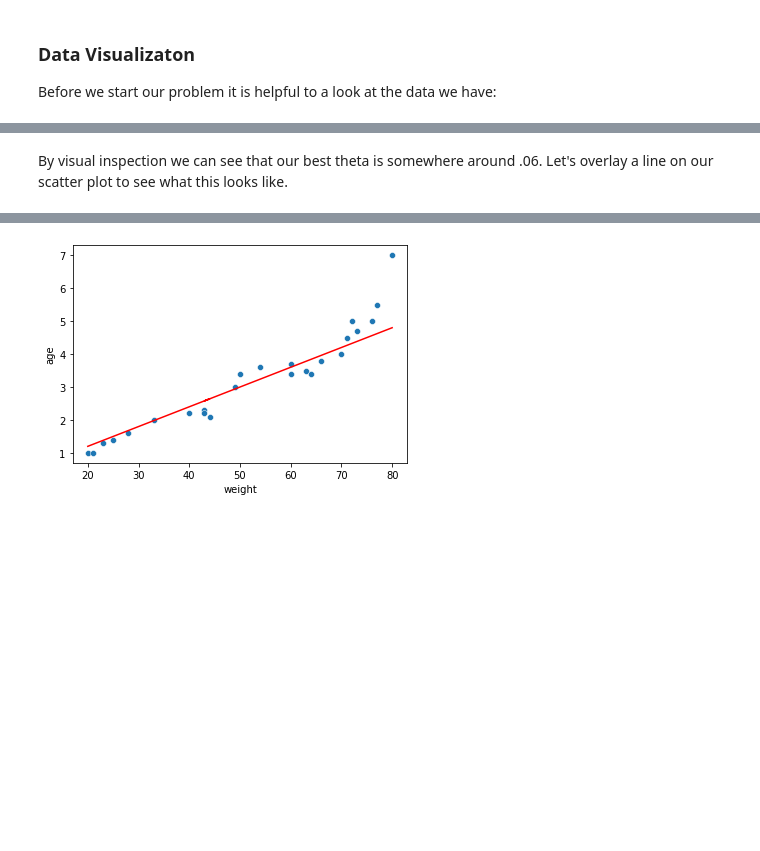
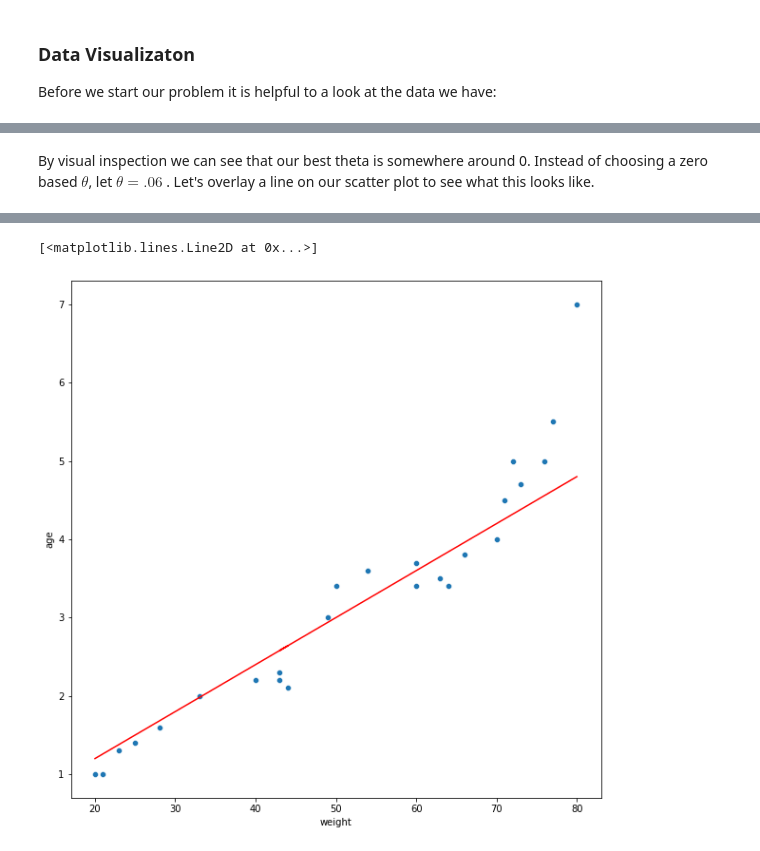
Before and after one commit to amadeovezz/data-sci, a Jupyter notebook: ml/tutorials/regression/linear.ipynb, the cells around one changed output, grey strips where cells are left out. Drawn from its saved outputs; the diff is of its cells as text; code cells hidden in the pictures; blank space fills up the shorter version.

```diff
--- a/ml/tutorials/regression/linear.ipynb
+++ b/ml/tutorials/regression/linear.ipynb
@@ -67,14 +80,16 @@ And now let us visualize our loss function by running some values through $J$
 # %%
-from regression import models, validate
-import numpy as np
 
-potential_theta_values =  [x / 1 for x in range(-100, 100)]
-loss = []
-for t in potential_theta_values:
-        model = models.LinearRegression(theta=np.array([t]))
-        loss.append(validate.avg_loss(model, training_data, labels))
+potential_theta_values = np.arange(-5,5,.001)
 
-plot = sns.relplot(x=potential_theta_values,y=loss, kind="line", facet_kws=dict(sharex=False))
+# Very expensive
+def loss(t: float) -> float:
+    model = models.LinearRegression(theta=np.array([t]))
+    return validate.avg_loss(model, training_data, labels)
+
+loss_f = np.vectorize(loss)
+
+plot = sns.relplot(x=potential_theta_values,y=loss_f(potential_theta_values), kind="line", facet_kws=dict(sharex=False))
 plot.set(xlabel ="theta", ylabel = "avg loss")
-plot.axes[0,0].set_xlim(-70,70)
+plot.axes[0,0].set_xlim(-4,4)
+plot.fig.set_size_inches(10,10)
 # %% [output]
@@ -83,13 +97,19 @@ plot.axes[0,0].set_xlim(-70,70)
 # %% [markdown]
-By visual inspection we can see that our best theta is somewhere around .06. Let's overlay a line on our scatter plot to see what this looks like.
+By visual inspection we can see that our best theta is somewhere around 0. Instead of choosing a zero based $\theta$, let $\theta=.06$ . Let's overlay a line on our scatter plot to see what this looks like.
 # %%
-import numpy as np
-from regression import models
 
-#Visualize the data
+# Plot data
+plt.subplots(figsize=(10,10))
 plot = sns.scatterplot(data=df, x="weight", y='age')
+
+# Overlay linear model
 model = models.LinearRegression(theta=np.array([.06]))
+avg_loss = validate.avg_loss(model, training_data, labels)
+print(f'Model: {model}  Average loss: {avg_loss}')
 
-model_prediction = [model.predict(d) for d in training_data]
-plot.plot(training_data, model_prediction, color='r')
+def prediction(t) -> float:
+    return model.predict(t)
+
+prediction_f = np.vectorize(prediction)
+plot.plot(training_data, prediction_f(training_data), color='r')
 # %% [output]
@@ -97,4 +117,5 @@ plot.plot(training_data, model_prediction, color='r')
+[<matplotlib.lines.Line2D at 0x...>]
-[figure, old version]
+[figure, new version]
 # %% [markdown]
 
 ### Gradient descent
```
Also changed, not shown: parts of 9 cells of this notebook, 5 other files.
